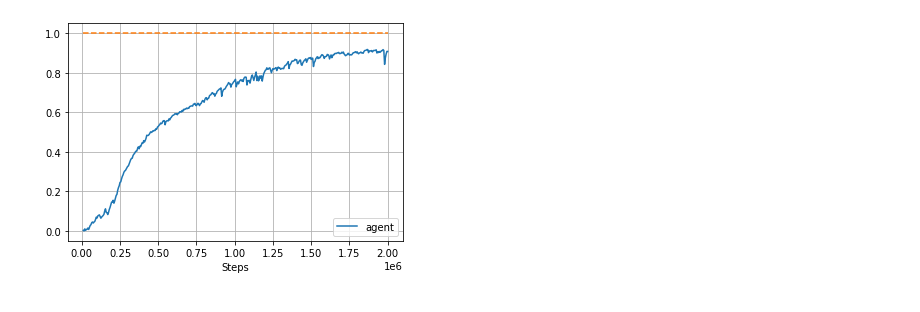
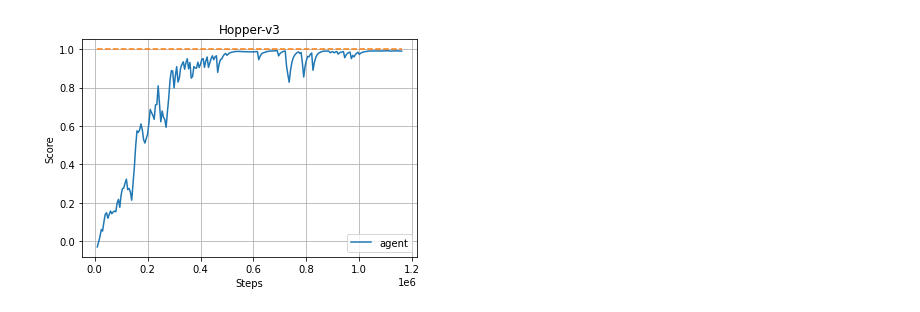
Before and after one commit to tianyudwang/adversarial_imitation_learning, a Jupyter notebook: benchmark/results.ipynb, the cells around one changed output. Cells and saved outputs as stored; diff of their text form; code cells hidden in the pictures.

```diff
--- a/benchmark/results.ipynb
+++ b/benchmark/results.ipynb
@@ -20,8 +20,8 @@ def smooth(scalars, weight: float):  # Weight between 0 and 1
 
     return smoothed
 # %%
-env_id = "HalfCheetah-v2"
-# env_id = "Hopper-v3"
+# env_id = "HalfCheetah-v2"
+env_id = "Hopper-v3"
 
 agent_df = pd.read_csv(f'{env_id}/{env_id}_results.csv')
 expert_df = pd.read_csv(f'{env_id}/{env_id}_expert.csv')
@@ -64,10 +64,13 @@ agent_scale = scaler.transform(smoothed_agent_rews)
 # %%
+
 # plt.plot(t_expert, expert_scale, label='expert')
 plt.plot(t_agent, agent_scale, label='agent')
 plt.plot(t_agent, np.ones_like(t_agent, dtype=np.int8), '--')
+plt.title(env_id)
 plt.xlabel('Steps')
+plt.ylabel('Score')
 plt.legend()
 plt.grid()
 plt.show()
 # %% [output]
-[figure, old version]
+[figure, new version]
```
Also changed, not shown: parts of 3 cells of this notebook, 6 other files.
